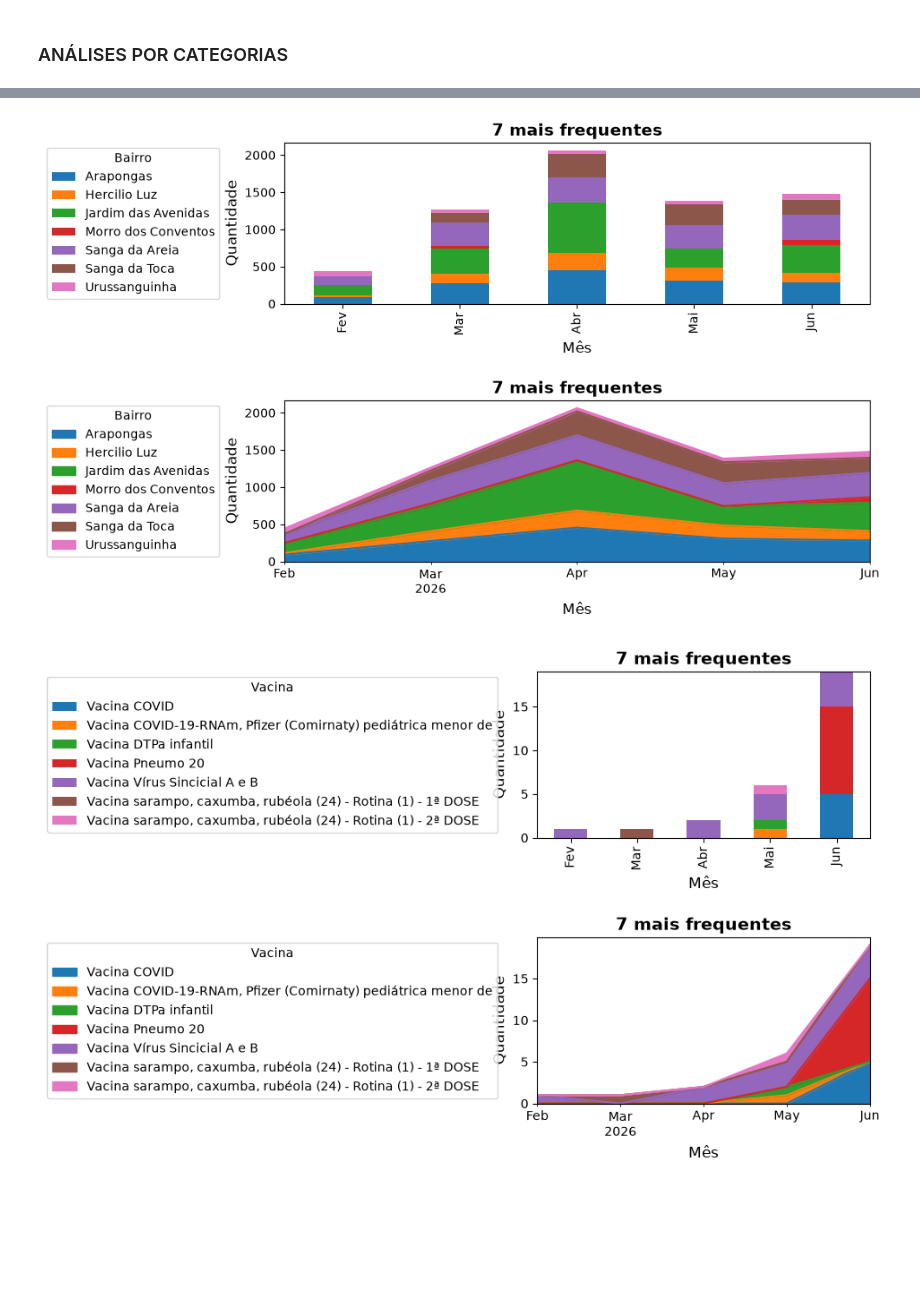
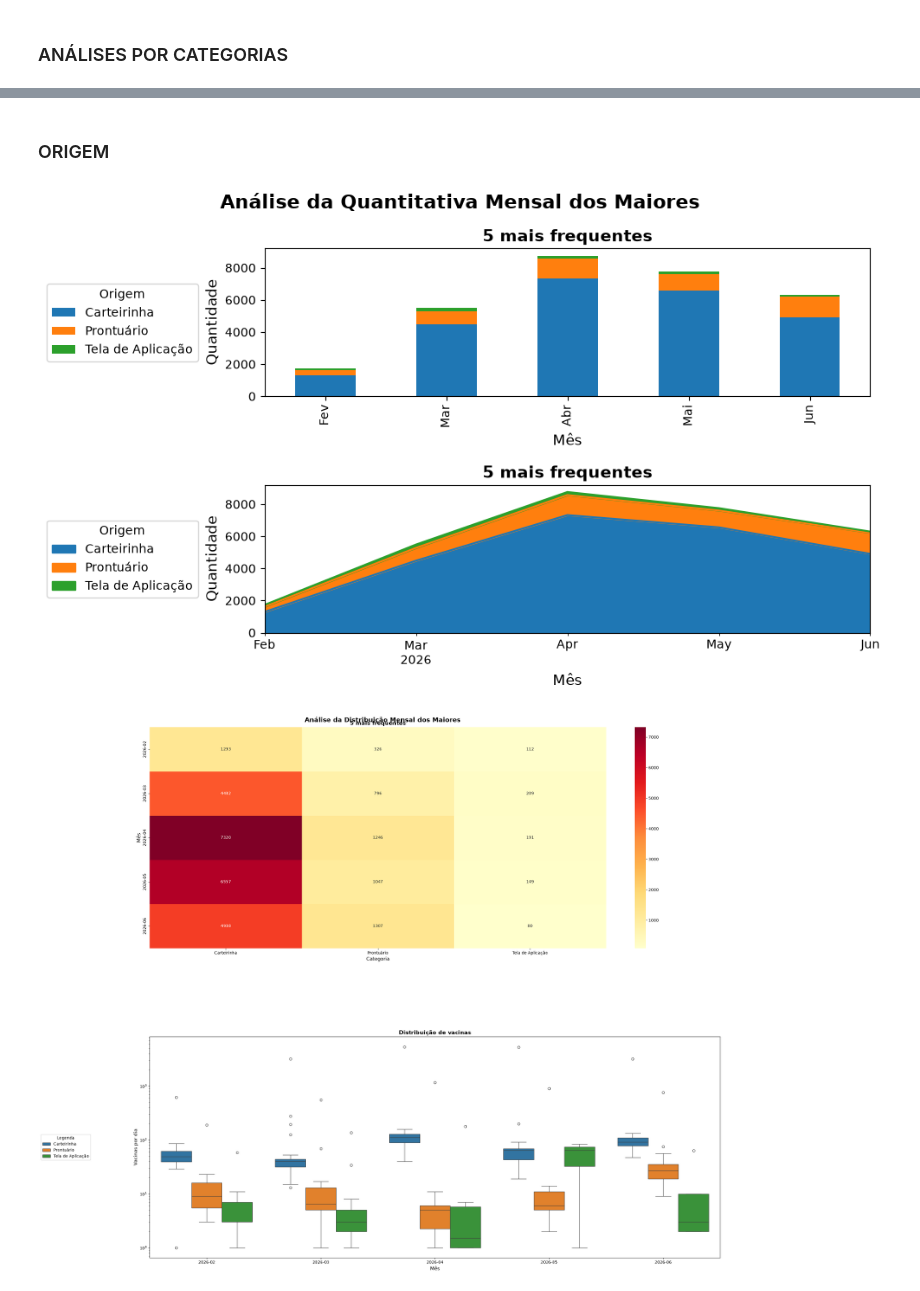
Before and after one commit to ManuelEtiene/PyAnalytics_revision, a Jupyter notebook: notebooks/Sprint_3_vacinas_no_tempo/vacinas_no_tempo.ipynb, the cells around one changed output, grey strips where cells are left out. Cells and saved outputs as stored; diff of their text form; code cells hidden in the pictures; blank space fills up the shorter version.

Commit message:
Relatório e Análise Geral

```diff
--- a/notebooks/Sprint_3_vacinas_no_tempo/vacinas_no_tempo.ipynb
+++ b/notebooks/Sprint_3_vacinas_no_tempo/vacinas_no_tempo.ipynb
@@ -214,13 +226,13 @@ def plot_line(df, column, ax):
     limite = 20  # ex: variação acima de 20% é "relevante"
     df['mes'] = pd.to_datetime(df['mes'], format="%Y-%m", errors="coerce")
 
-    mudancas_relevantes = variacao_pct[abs(variacao_pct) > limite]
+    #mudancas_relevantes = variacao_pct[abs(variacao_pct) > limite]
     diferenca = df['total'].diff()
     cores = np.array(['green' if v > 0 else 'red' for v in diferenca.fillna(0)], dtype=object)
 
     sns.lineplot(data=df, x='mes', y='total', hue=column, ax=ax)
     ax.scatter(df['mes'], df['total'].values, c=cores, zorder=3)
-    ax.set_title('Aumentos e Reduções - maiores')
+    ax.set_title('Aumentos e Reduções')
 
     for _, row in df.iterrows():
         if pd.notna(row['variacao_pct']) and abs(row['variacao_pct']) > limite:
@@ -248,6 +260,17 @@ def plot_mensal(df, column, top = 5, ascending = True):
     df_mensal.head()
     plot_line(df_mensal, column, axes[0])
     plot_table(df_mensal, column, axes[1])
+
+    if ascending == False:
+        ordem = 'Maiores'
+    else:
+        ordem = 'Menores'
+
+
+    fig.suptitle(f'Análise da Variação Mensal dos {ordem}', fontsize=16, fontweight='bold')
+    plt.tight_layout()
+    fig.subplots_adjust(hspace=0.4, wspace=0.3)
+    plt.show()
 # %% [markdown]
 ### ANÁLISES GERAIS
 # %%
@@ -305,8 +421,9 @@ Text(0.5, 0.98, '')
+# %% [markdown]
+### ORIGEM
 # %%
-analise_temporal(df, 'nome_do_bairro', 'Bairro', 7)
-analise_temporal(df, 'nome_da_vacina', 'Vacina', 7)
-analise_temporal(df, 'estrategia', 'Estratégia')
-analise_temporal(df, 'dose', 'Dose Aplicada')
+analise_temporal(df, 'origem', 'Origem', 5, False)
+distribuicao(df, 'origem', hue = '', index = 'mes', legend_title = 'Legenda', top = 5, ascending=False)
+plot_mensal(df, 'origem', ascending=False)
 # %% [output]
-[figure, old version]
+[figure, new version]
-[figure, old version]
+[figure, new version]
```
Also changed, not shown: parts of 26 cells of this notebook.
